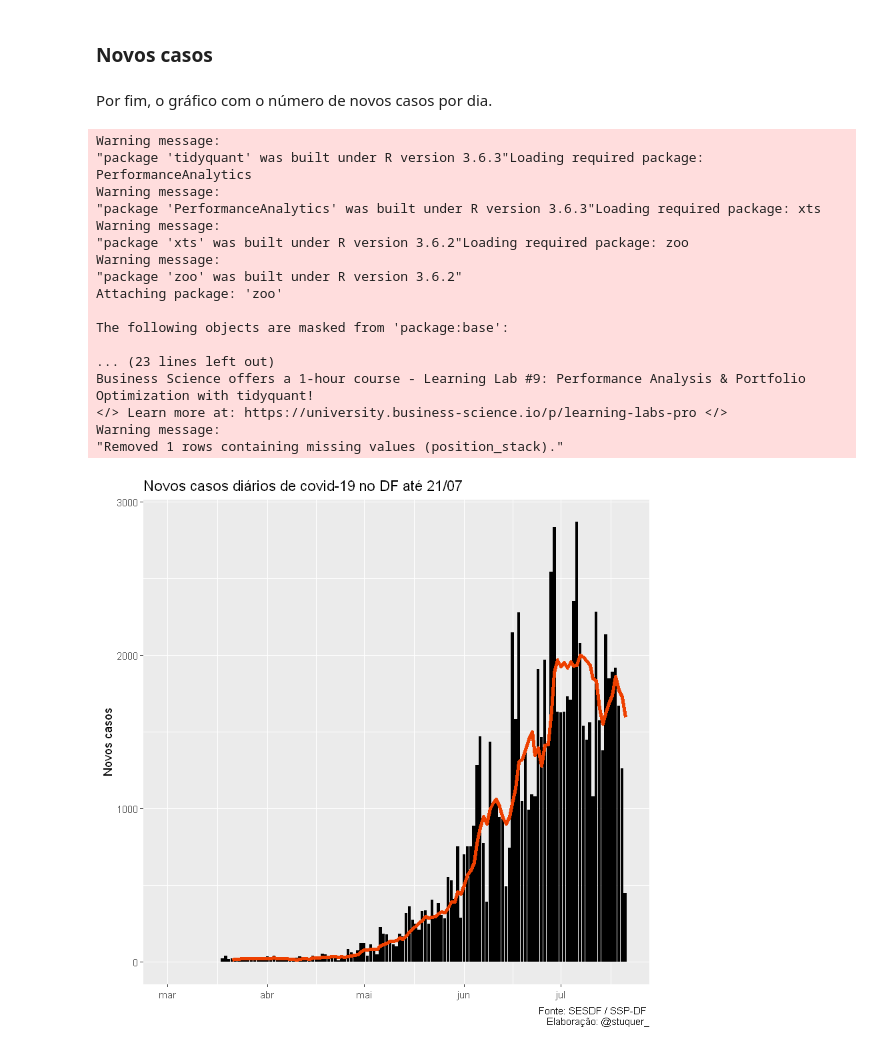
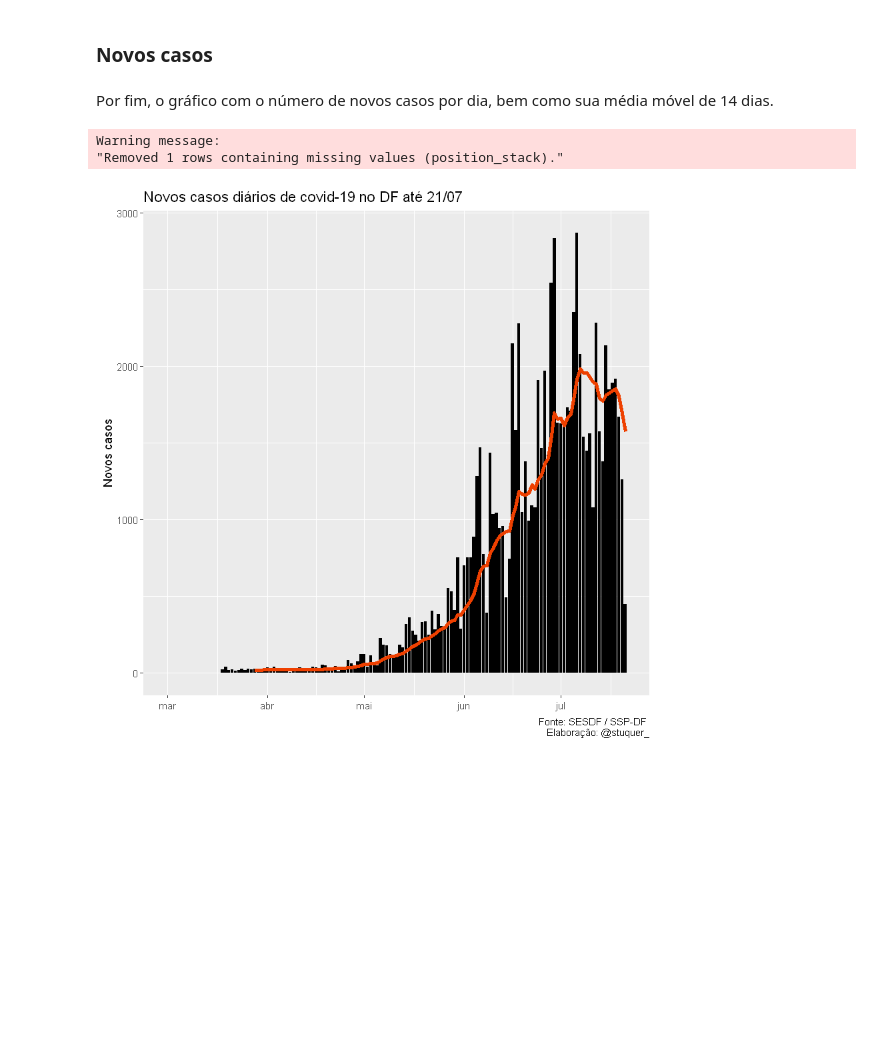
Before and after one commit to rstuckert3/covid_df, a Jupyter notebook: covid_notebook.ipynb, the cells around one changed output. Drawn from its saved outputs; the diff is of its cells as text; code cells hidden in the pictures; blank space fills up the shorter version.

```diff
--- a/covid_notebook.ipynb
+++ b/covid_notebook.ipynb
@@ -89,8 +88,8 @@ Classes 'data.table' and 'data.frame':  84761 obs. of  16 variables:
 Uma vez que tudo está como deveria, podemos prosseguir com o tratamento dos dados. Primeiro iremos remover a coluna com a data da última atualização daquele dataset, e depois corrigir o formato da data de cadastro dos casos.
 # %%
 # Pega a data do dataset
-last_update <- df$Data[1]
-last_update <- stringr::str_sub(last_update, end = 5)
+last_update <- df$Data[1] %>%
+ stringr::str_sub(end = 5) # Cinco PRIMEIROS caracteres
 
 # Remove a coluna com a data da última atualização daqueles dados e corrige o formato das demais datas.
 df <- df %>%
@@ -99,6 +98,5 @@ df <- df %>%
           DataPrimeirosintomas = as.Date(DataPrimeirosintomas, format = '%d/%m/%Y'))
 
 # Verificando
-class(df$DataCadastro)
 head(df$DataCadastro)
 # %% [output]
@@ -284,47 +304,31 @@ grouped_by_RA %>%
 # %% [markdown]
 ### Novos casos
 # %% [markdown]
-Por fim, o gráfico com o número de novos casos por dia.
+Por fim, o gráfico com o número de novos casos por dia, bem como sua média móvel de 14 dias.
 # %%
 library(tidyquant) # Para médias móveis
-
 
 # Estatísticas agregadas por data
 grouped_by_Data <- df %>%
   group_by(DataCadastro) %>%
   summarise(casos = n(),
             obitos = sum(Obito == "Sim"),
             pct_obitos = sum(Obito == "Sim") / sum(df$Obito == "Sim"),
             mortalidade = obitos / casos,
             pct_comorbidade = sum(Comorbidade == 1) / casos,
             pct_mulheres = sum(Sexo == "Feminino")/casos,
             pct_homens = 1 - pct_mulheres
             )
 
-# Novos casos, com média móvel para os últimos 7 dias
+# Novos casos, com média móvel para os últimos 14 dias
 grouped_by_Data %>%
   ggplot(aes(x = DataCadastro, y = casos)) +
   geom_bar(stat = "identity", fill = "black") +
-  geom_ma(ma_fun = SMA, n = 7, color = "orangered2", size = 1.5, linetype = "solid") +
+  geom_ma(ma_fun = SMA, n = 14, color = "orangered2", size = 1.5, linetype = "solid") +
   labs(x = NULL, y = "Novos casos", # sem título pro eixo-x
       title = stringr::str_c("Novos casos diários de covid-19 no DF até ", last_update),
       caption = "Fonte: SESDF / SSP-DF \n Elaboração: @stuquer_") # Rodapé
 # %% [output]
-Warning message:
-"package 'tidyquant' was built under R version 3.6.3"Loading required package: PerformanceAnalytics
-Warning message:
-"package 'PerformanceAnalytics' was built under R version 3.6.3"Loading required package: xts
-Warning message:
-"package 'xts' was built under R version 3.6.2"Loading required package: zoo
-Warning message:
-"package 'zoo' was built under R version 3.6.2"
-Attaching package: 'zoo'
-
-The following objects are masked from 'package:base':
-
-... (23 lines left out)
-Business Science offers a 1-hour course - Learning Lab #9: Performance Analysis & Portfolio Optimization with tidyquant!
-</> Learn more at: https://university.business-science.io/p/learning-labs-pro </>
 Warning message:
 "Removed 1 rows containing missing values (position_stack)."
-[figure, old version]
+[figure, new version]
```
Also changed, not shown: parts of 7 cells of this notebook.
